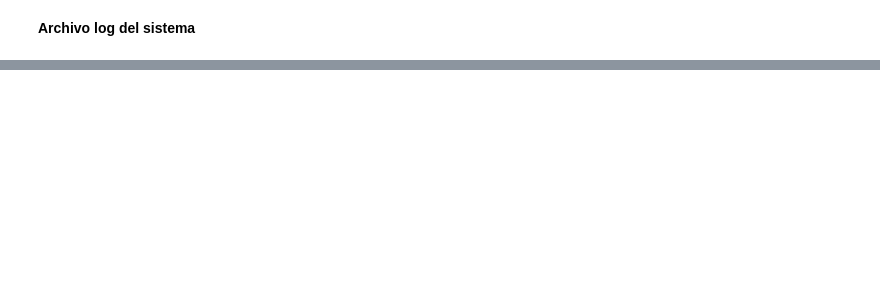
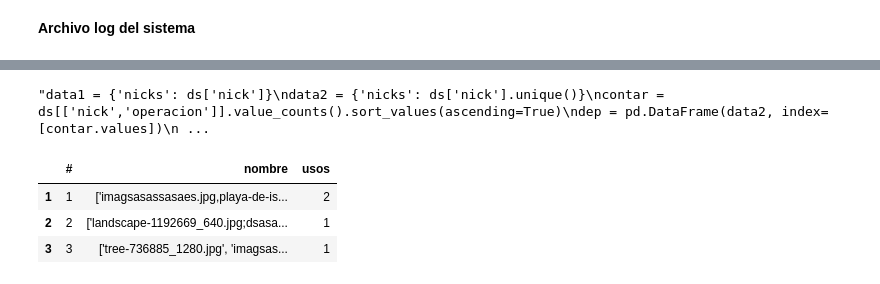
Before and after one commit to PatricioSerres/Python_2023, a Jupyter notebook: estadisticas_jupyter.ipynb, the cells around one changed output, grey strips where cells are left out. Saved outputs shown, nothing was run; the diff lists cells and outputs as text; code cells hidden in the pictures; blank space fills up the shorter version.

```diff
--- a/estadisticas_jupyter.ipynb
+++ b/estadisticas_jupyter.ipynb
@@ -282,0 +264,5 @@ Name: Tamanio, dtype: float64
+# %%
+ds = pd.read_csv(paths.DIR_LOGS)
+ds['timestamp'] = ds['timestamp'].apply(lambda x: datetime.fromtimestamp(x))
+ds['Día'] = ds['timestamp'].dt.day_name()
+ds
@@ -282,0 +353,38 @@ Name: Tamanio, dtype: float64
+# %%
+'''data1 = {'nicks': ds['nick']}
+data2 = {'nicks': ds['nick'].unique()}
+contar = ds[['nick','operacion']].value_counts().sort_values(ascending=True)
+dep = pd.DataFrame(data2, index=[contar.values])
+dep.plot.barh()'''
+# %% [output]
+"data1 = {'nicks': ds['nick']}\ndata2 = {'nicks': ds['nick'].unique()}\ncontar = ds[['nick','operacion']].value_counts().sort_values(ascending=True)\ndep = pd.DataFrame(data2, index=[contar.values])\n ...
+# %%
+newds = ds[(ds['operacion'] == 'nuevo_meme') | (ds['operacion'] == 'nuevo collage')]
+collages = newds[newds['operacion'] == 'nuevo collage'][:5]
+datos = {
+    '#':[1,2,3,4,5],
+    'nombre':[collages['valores'].unique()],
+    'usos':[collages['valores'].value_counts().values]
+}
+filas = [1,2,3]
+#collages['valores'].value_counts()
+#df
+cuenta = collages['valores'].value_counts()
+#cuenta.values
+nombres = collages['valores'].unique()
+cantidad = collages['valores'].value_counts()
+lista =[]
+for elem in cantidad:
+    lista.append(elem)
+datos = {
+    '#':[1,2,3],
+    'nombre':[nombres[0],nombres[1],nombres[2]],
+    'usos':[lista[0],lista[1],lista[2]]
+}
+df = pd.DataFrame(data=datos,index=filas)
+df
+# %% [output]
+|  | # | nombre | usos |
+| 1 | 1 | ['imagsasassasaes.jpg,playa-de-is... | 2 |
+| 2 | 2 | ['landscape-1192669_640.jpg;dsasa... | 1 |
+| 3 | 3 | ['tree-736885_1280.jpg', 'imagsas... | 1 |
```
Also changed, not shown: parts of 18 cells of this notebook, 1 other file.
